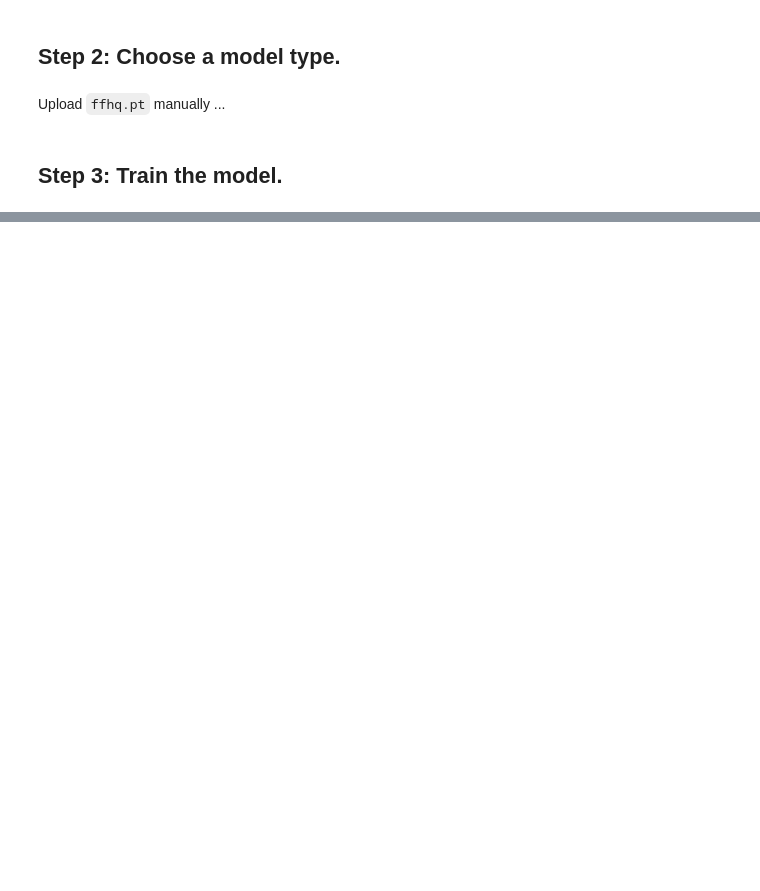
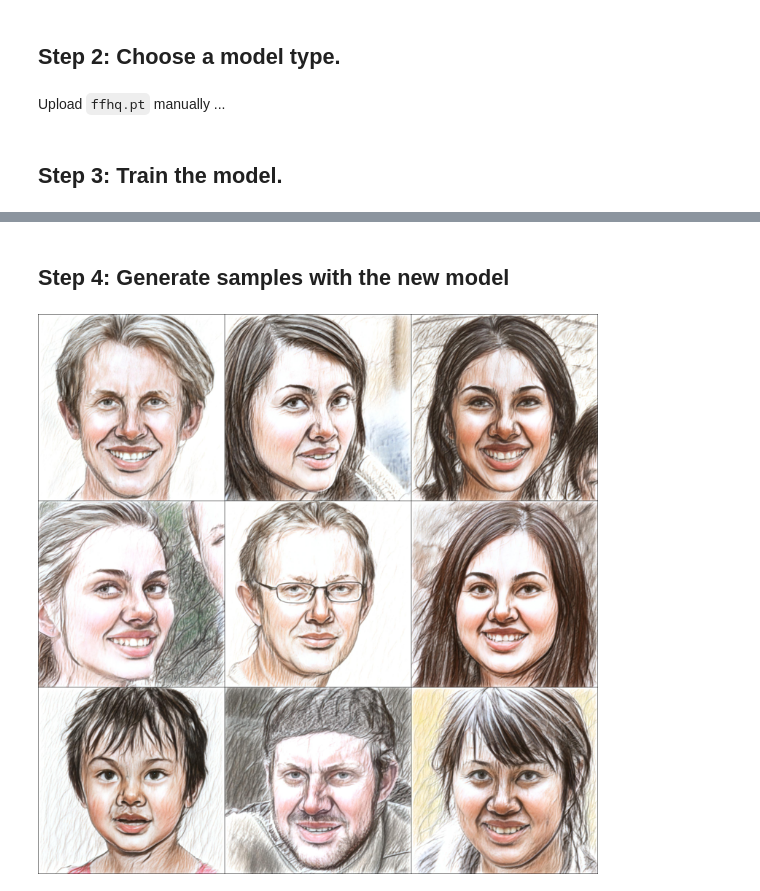
Before and after one commit to thomd/stylegan2-ada-experiments, a Jupyter notebook: stylegan2-nada.ipynb, the cells around one changed output, grey strips where cells are left out. Drawn from its saved outputs; the diff is of its cells as text; code cells hidden in the pictures; blank space fills up the shorter version.

```diff
--- a/stylegan2-nada.ipynb
+++ b/stylegan2-nada.ipynb
@@ -242,0 +277,22 @@ IndexError: list index out of range
+# %% [markdown]
+## Step 4: Generate samples with the new model
+# %%
+truncation = 0.7 # [0, 1]
+samples = 9
+
+with torch.no_grad():
+    net.eval()
+    sample_z = torch.randn(samples, 512, device=device)
+
+    [sampled_src, sampled_dst], loss = net([sample_z], truncation=truncation)
+
+    #if source_model_type == 'car':
+    #    sampled_dst = sampled_dst[:, :, 64:448, :]
+
+    grid_rows = int(samples ** 0.5)
+
+    save_images(sampled_dst, sample_dir, "sampled", grid_rows, 0)
+
+    display(Image.open(os.path.join(sample_dir, f"sampled_{str(0).zfill(6)}.jpg")).resize((768, 768)))
+# %% [output]
+[figure, added]
```
Also changed, not shown: parts of 12 cells of this notebook, 1 other file.
